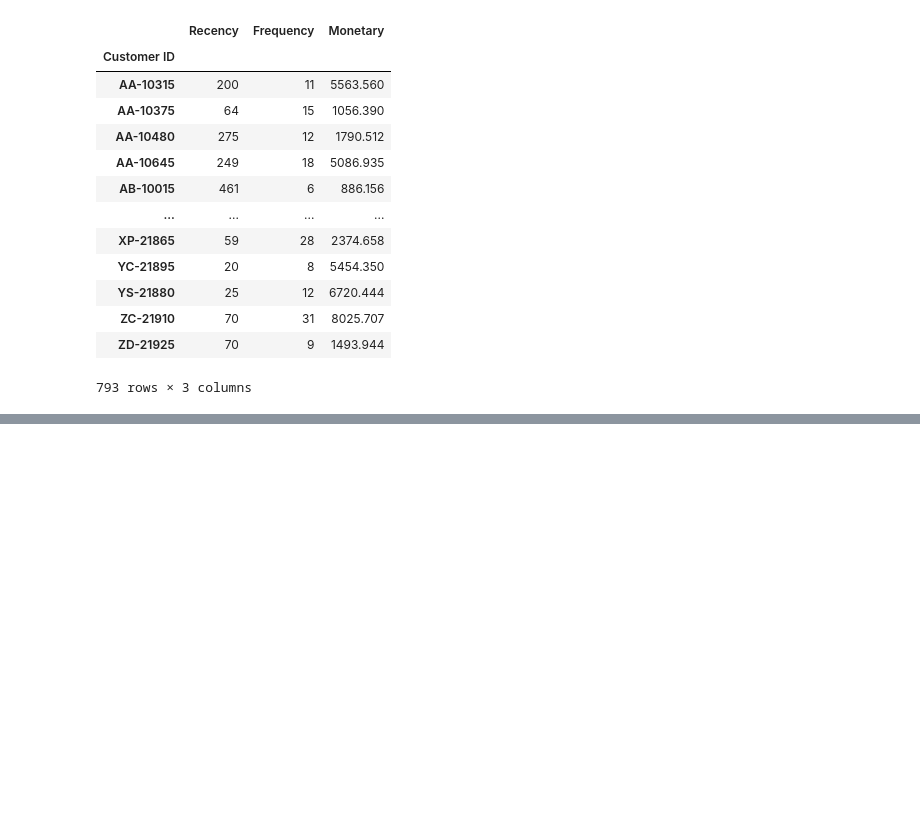
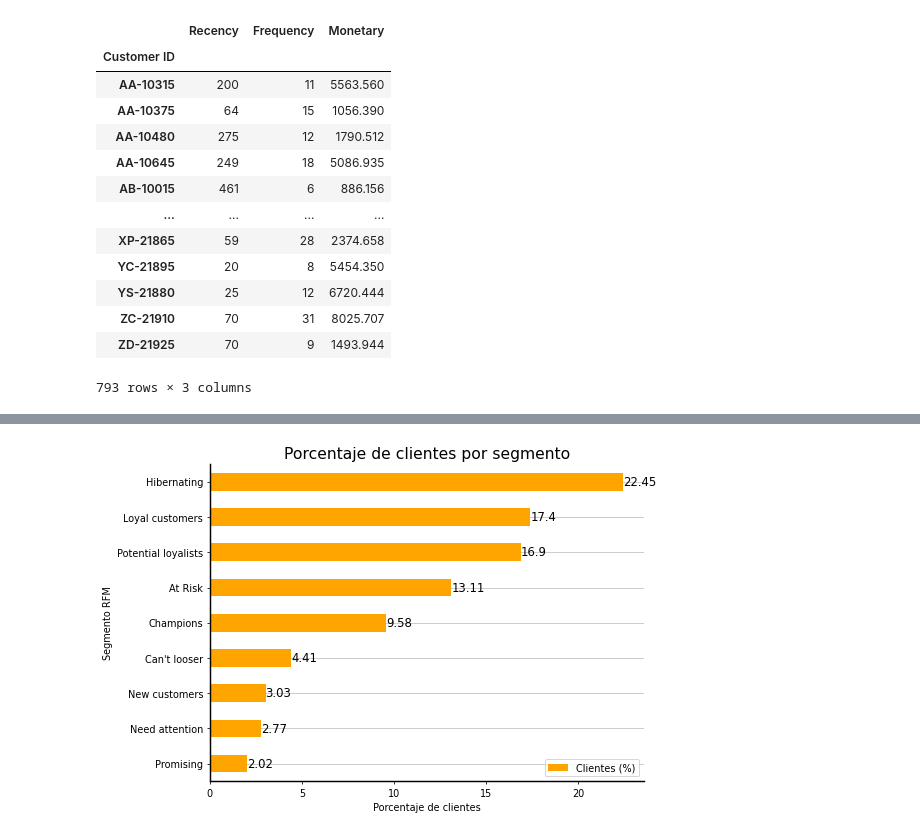
Before and after one commit to SebastianUrdaneguiBisalaya/Segmentacion-RFM, a Jupyter notebook: notebook/Segmentation RFM-checkpoint.ipynb, the cells around one changed output, grey strips where cells are left out. Saved outputs shown, nothing was run; the diff lists cells and outputs as text; code cells hidden in the pictures; blank space fills up the shorter version.

```diff
--- a/notebook/Segmentation RFM-checkpoint.ipynb
+++ b/notebook/Segmentation RFM-checkpoint.ipynb
@@ -271,0 +267,21 @@ RFM.groupby("Segment").mean().sort_values("Monetary", ascending = False)
+# %%
+dataplot = pd.DataFrame(RFM.groupby("Segment")["SCORE"].count()).apply(lambda x : round(x/len(RFM["SCORE"])*100,2)).sort_values(by =
+                    "SCORE", ascending = True).rename(columns = {'SCORE':'Clientes (%)'})
+fig, ax = plt.subplots(figsize = (8,6), dpi = 70)
+dataplot.plot(ax = ax, kind = 'barh', color = 'orange')
+ax.bar_label(ax.containers[0], fontsize = 12)
+for i in ['bottom', 'left']:
+    ax.spines[i].set_color('black')
+    ax.spines[i].set_linewidth(1.5)
+right_side = ax.spines["right"]
+right_side.set_visible(False)
+top_side = ax.spines["top"]
+top_side.set_visible(False)
+ax.set_axisbelow(True)
+ax.grid(color='gray', linewidth=1, axis='y', alpha=0.4)
+plt.xlabel('Porcentaje de clientes')
+plt.ylabel('Segmento RFM')
+plt.title("Porcentaje de clientes por segmento", size = 16)
+plt.show()
+# %% [output]
+[figure, added]
```
Also changed, not shown: parts of 3 cells of this notebook, 5 other files.
